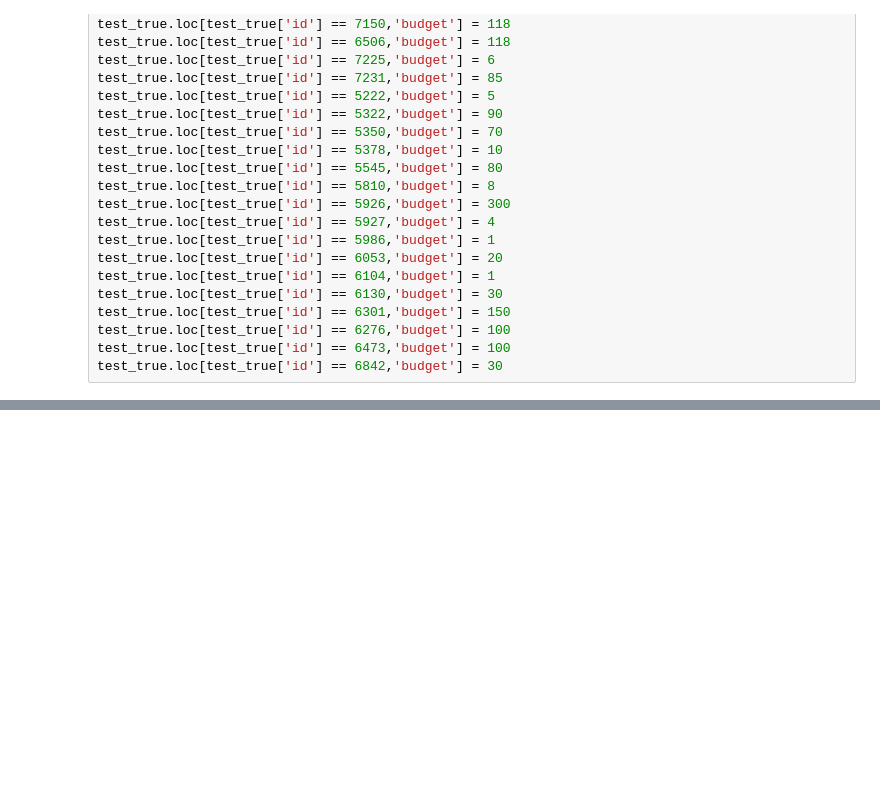
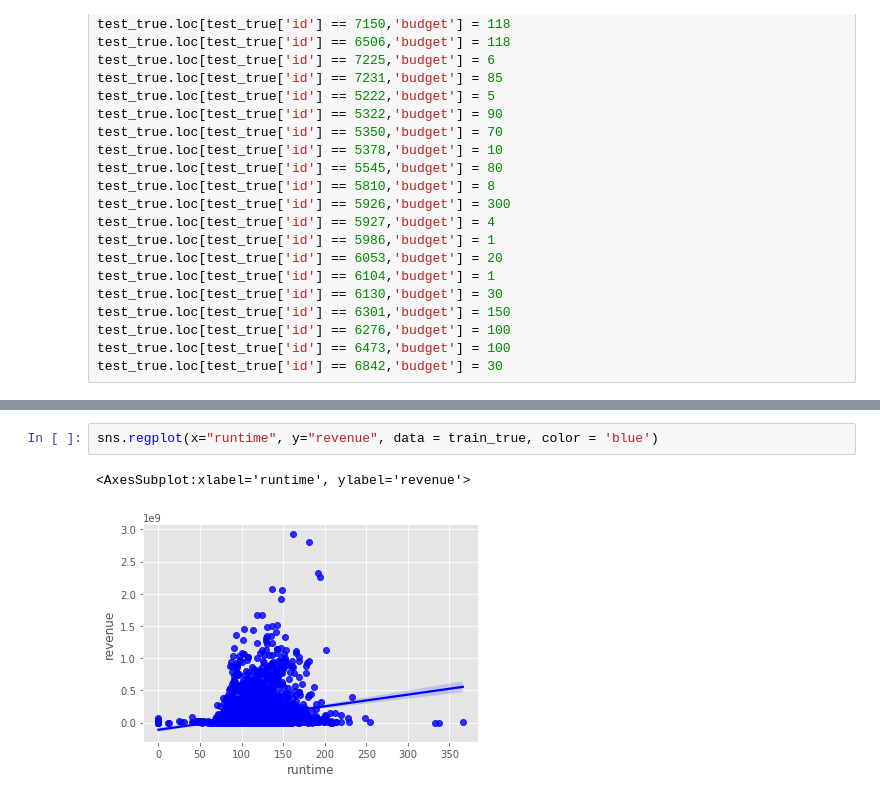
Before and after one commit to RyanYuanyang/TMDB-Movie-Prediction, a Jupyter notebook: DataAnalysis.ipynb, the cells around one changed output, grey strips where cells are left out. Saved outputs shown, nothing was run; the diff lists cells and outputs as text; blank space fills up the shorter version.

```diff
--- a/DataAnalysis.ipynb
+++ b/DataAnalysis.ipynb
@@ -376,0 +401,5 @@ test_true.loc[test_true['id'] == 6842,'budget'] = 30
+# %%
+sns.regplot(x="runtime", y="revenue", data = train_true, color = 'blue')
+# %% [output]
+<AxesSubplot:xlabel='runtime', ylabel='revenue'>
+[figure, added]
```
Also changed, not shown: parts of 7 cells of this notebook.
